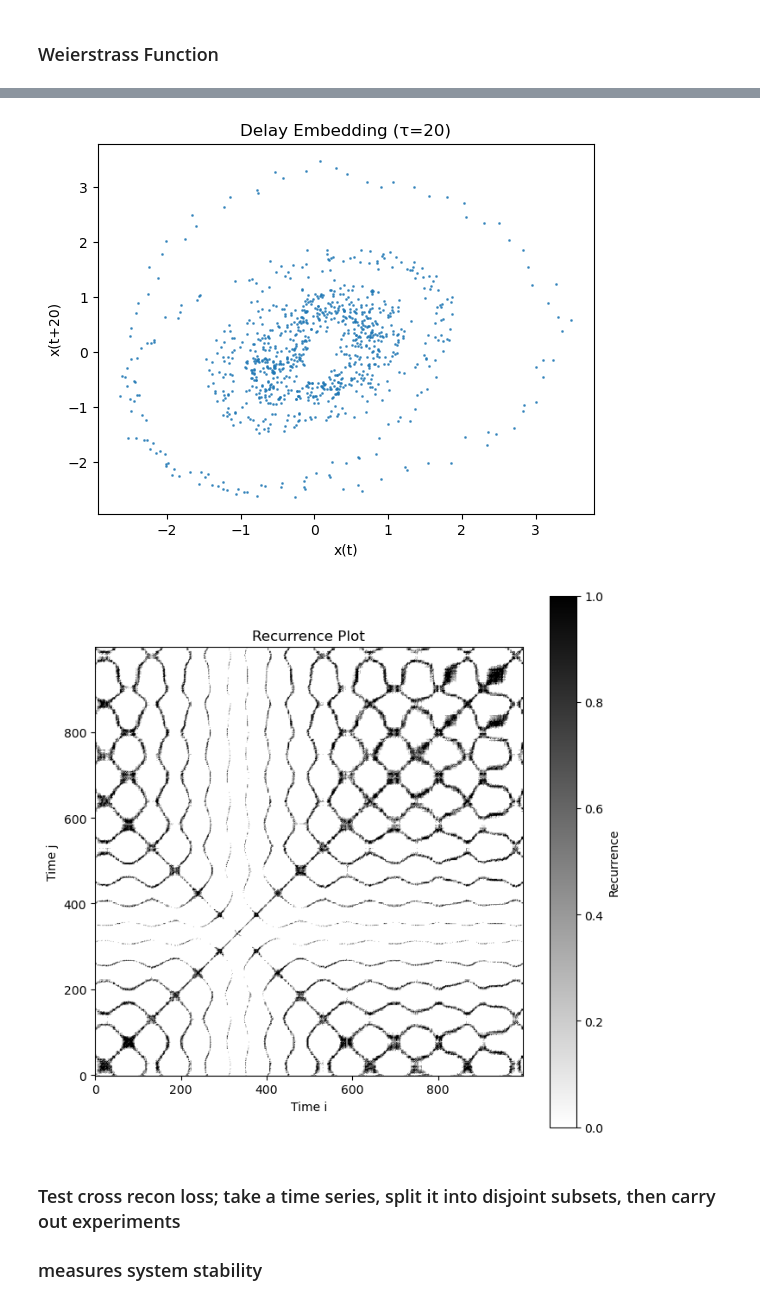
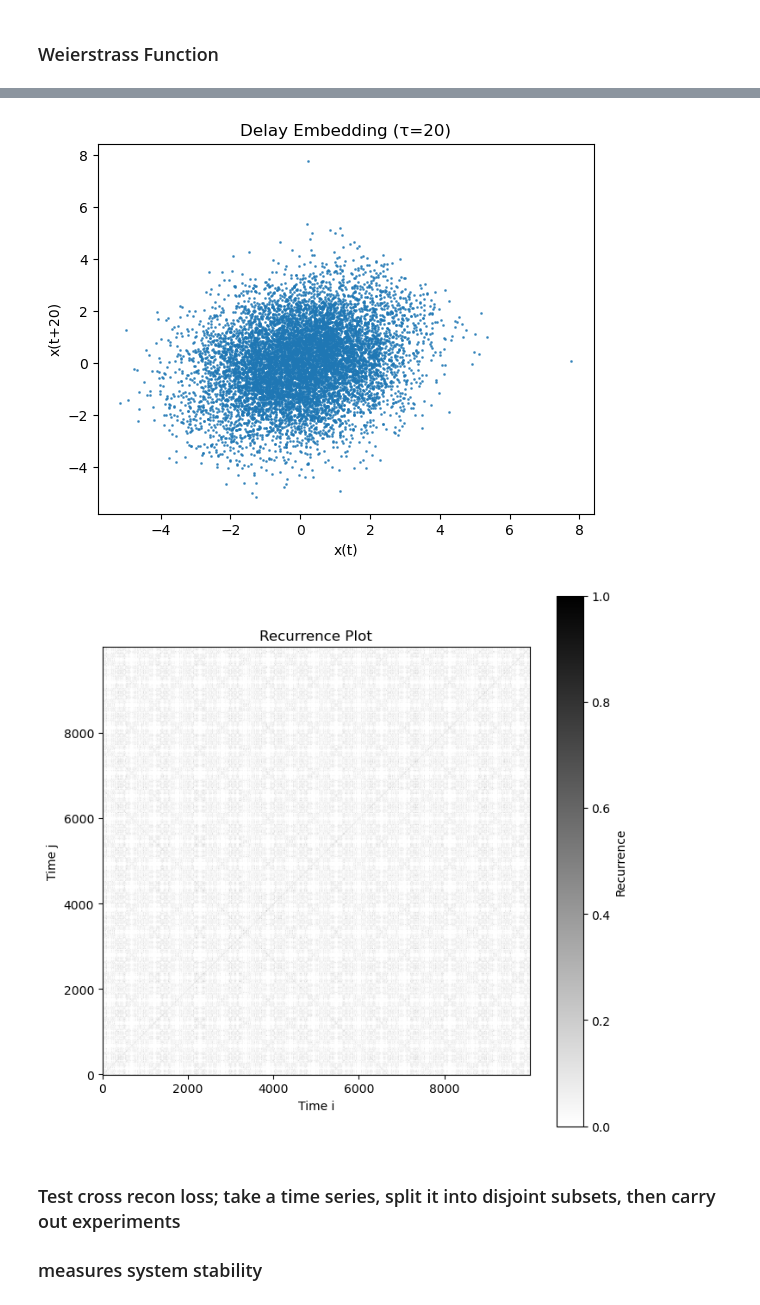
Before and after one commit to seeingquietjohn/ShannonsWiener, a Jupyter notebook: EmbeddingBench.ipynb, the cells around one changed output, grey strips where cells are left out. Cells and saved outputs as stored; diff of their text form; code cells hidden in the pictures.

```diff
--- a/EmbeddingBench.ipynb
+++ b/EmbeddingBench.ipynb
@@ -24,10 +24,20 @@ def plot_delay(data, tau):
     plt.title(f'Delay Embedding (τ={tau})')
     plt.show()
 
+# def L2_matrix(X):
+#     X_norm = np.sum(X**2, axis=1, keepdims=True)
+
+#     return np.sqrt(X_norm + X_norm.T - 2 * X @ X.T)
+
 def L2_matrix(X):
-    X_norm = np.sum(X**2, axis=1, keepdims=True)
+    X = np.asarray(X, dtype=float)
+    if X.ndim == 1:
+        X = X[:, None]
+    Xn = np.sum(X*X, axis=1)
+    D2 = Xn[:, None] + Xn[None, :] - 2.0 * (X @ X.T)
+    np.maximum(D2, 0, out=D2)
 
-    return np.sqrt(X_norm + X_norm.T - 2 * X @ X.T)
+    return np.sqrt(D2)
 
 # good vlues for r: 0.1 * max(d(x_i, x_j)), 0.2 * stdev(X) where x_i is a delay vector
 # X in the def below is a 1d time series
@@ -161,10 +185,10 @@ plot_recurrence(lgm, 0.1*np.std(lgm), 2, 1)
 # %% [markdown]
 ### Weierstrass Function
 # %%
-ts_length = 1000
+ts_length = 10000
 x_val = np.linspace(-2*np.pi, 4*np.pi, ts_length)
-a = 0.7
-b = 1.1
+a = 0.87
+b = 3.0
 max_n = 100
 
 wire = weierstrass(x_val, a, b, max_n) + np.random.normal(0, 0.1, ts_length)
@@ -182,11 +206,11 @@ No artists with labels found to put in legend.  Note that artists whose label st
 # %%
 plot_delay(wire, 20)
 # %% [output]
-[figure, old version]
+[figure, new version]
 # %%
-plot_recurrence(wire, 0.25*np.std(wire), 2, 2)
+plot_recurrence(wire, 0.3*np.std(wire), 2, 1)
 # %% [output]
-[figure, old version]
+[figure, new version]
 # %% [markdown]
 ### Test cross recon loss; take a time series, split it into disjoint subsets, then carry out experiments
 ### measures system stability
```
Also changed, not shown: parts of 4 cells of this notebook.
